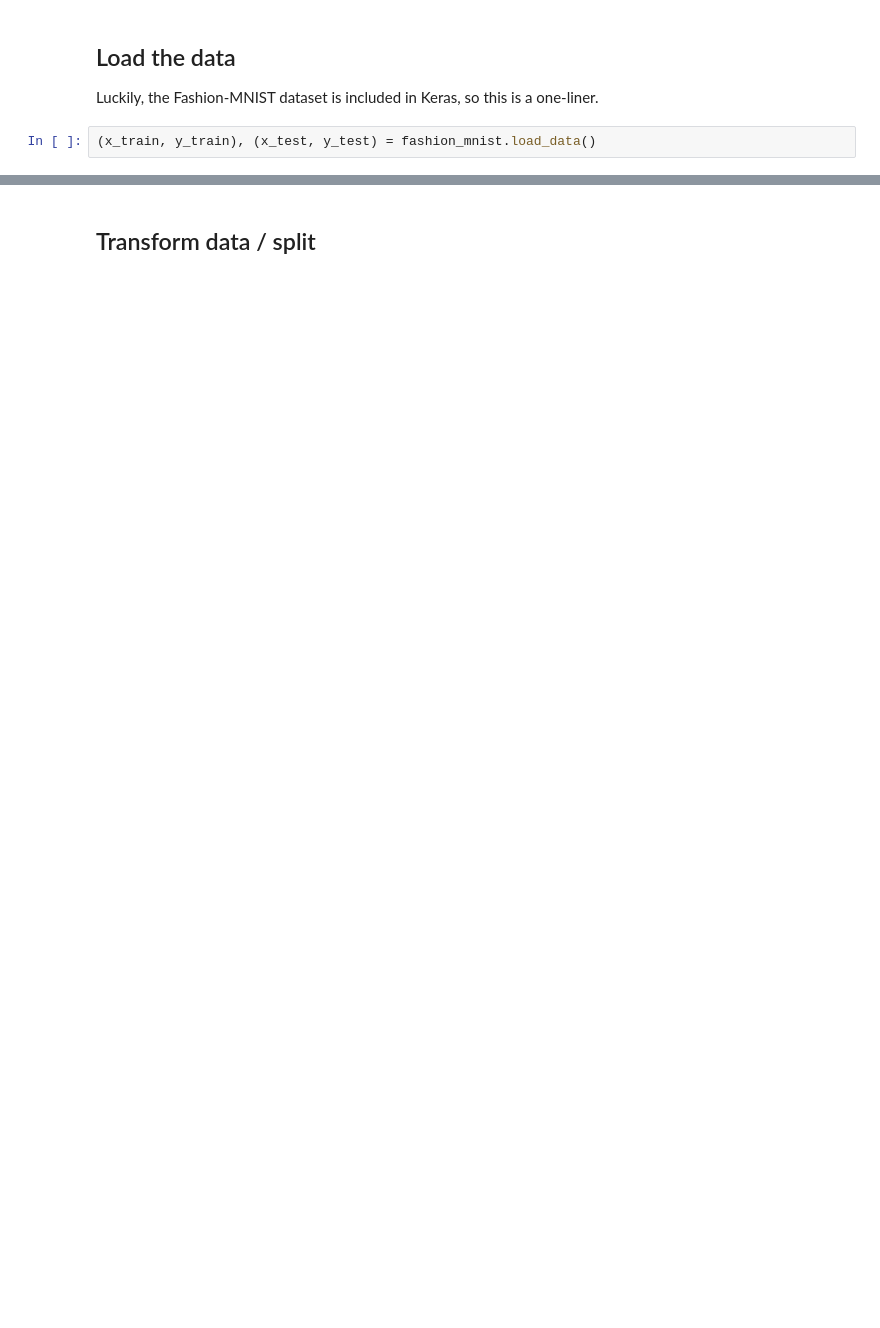
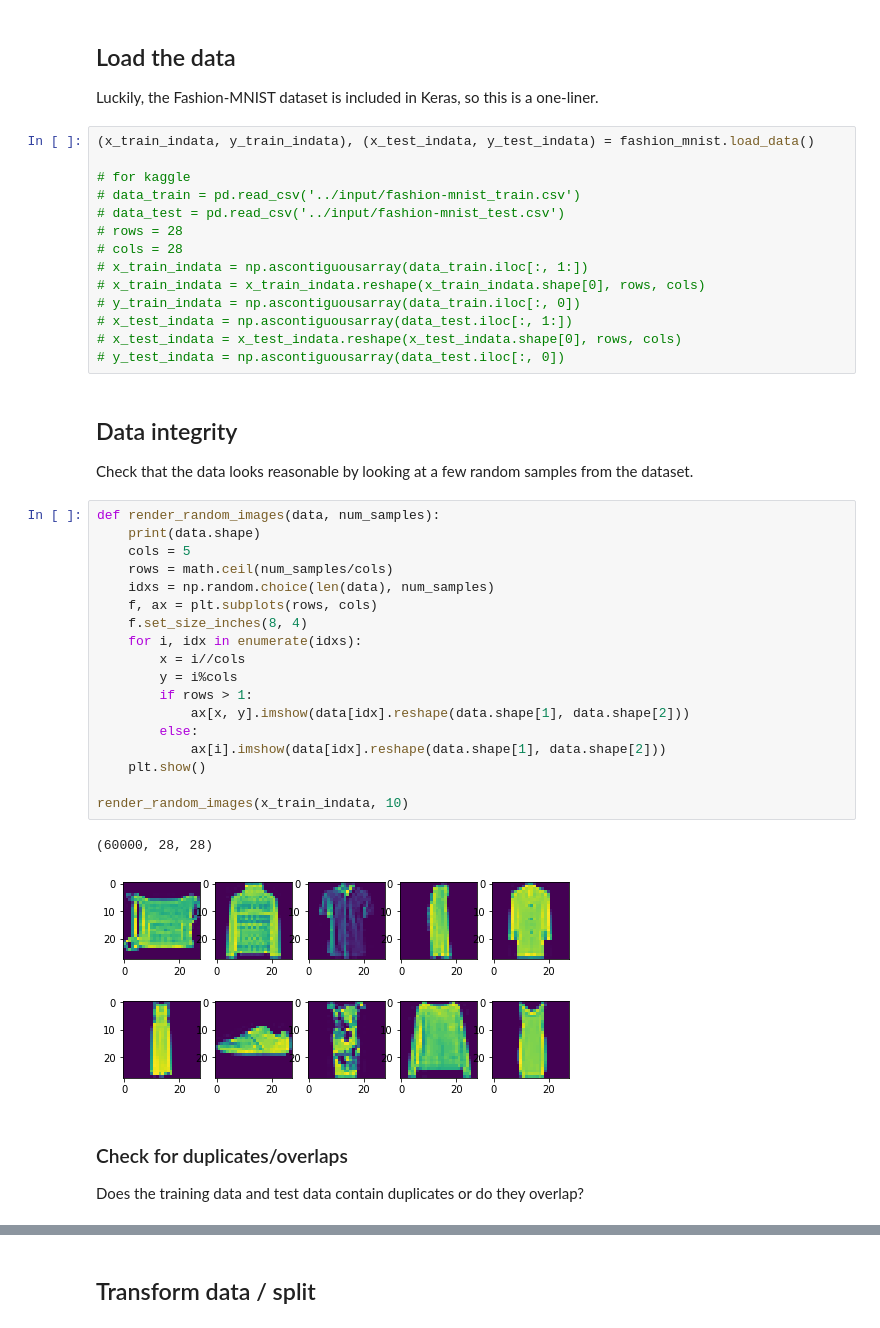
Before and after one commit to alum/fashion-mnist-cnn, a Jupyter notebook: Fashion-MNIST-CNN.ipynb, the cells around one changed output, grey strips where cells are left out. Drawn from its saved outputs; the diff is of its cells as text; blank space fills up the shorter version.

```diff
--- a/Fashion-MNIST-CNN.ipynb
+++ b/Fashion-MNIST-CNN.ipynb
@@ -35,5 +40,45 @@ import matplotlib.pyplot as plt
 # %% [markdown]
 ## Load the data
 Luckily, the Fashion-MNIST dataset is included in Keras, so this is a one-liner.
-# %%
-(x_train, y_train), (x_test, y_test) = fashion_mnist.load_data()
+# %%
+(x_train_indata, y_train_indata), (x_test_indata, y_test_indata) = fashion_mnist.load_data()
+
+# for kaggle
+# data_train = pd.read_csv('../input/fashion-mnist_train.csv')
+# data_test = pd.read_csv('../input/fashion-mnist_test.csv')
+# rows = 28
+# cols = 28
+# x_train_indata = np.ascontiguousarray(data_train.iloc[:, 1:])
+# x_train_indata = x_train_indata.reshape(x_train_indata.shape[0], rows, cols)
+# y_train_indata = np.ascontiguousarray(data_train.iloc[:, 0])
+# x_test_indata = np.ascontiguousarray(data_test.iloc[:, 1:])
+# x_test_indata = x_test_indata.reshape(x_test_indata.shape[0], rows, cols)
+# y_test_indata = np.ascontiguousarray(data_test.iloc[:, 0])
+# %% [markdown]
+## Data integrity
+
+Check that the data looks reasonable by looking at a few random samples from the dataset.
+# %%
+def render_random_images(data, num_samples):
+    print(data.shape)
+    cols = 5
+    rows = math.ceil(num_samples/cols)
+    idxs = np.random.choice(len(data), num_samples)
+    f, ax = plt.subplots(rows, cols)
+    f.set_size_inches(8, 4)
+    for i, idx in enumerate(idxs):
+        x = i//cols
+        y = i%cols
+        if rows > 1:
+            ax[x, y].imshow(data[idx].reshape(data.shape[1], data.shape[2]))
+        else:
+            ax[i].imshow(data[idx].reshape(data.shape[1], data.shape[2]))
+    plt.show()
+
+render_random_images(x_train_indata, 10)
+# %% [output]
+(60000, 28, 28)
+[figure, added]
+# %% [markdown]
+### Check for duplicates/overlaps
+Does the training data and test data contain duplicates or do they overlap?
```
Also changed, not shown: parts of 31 cells of this notebook.
